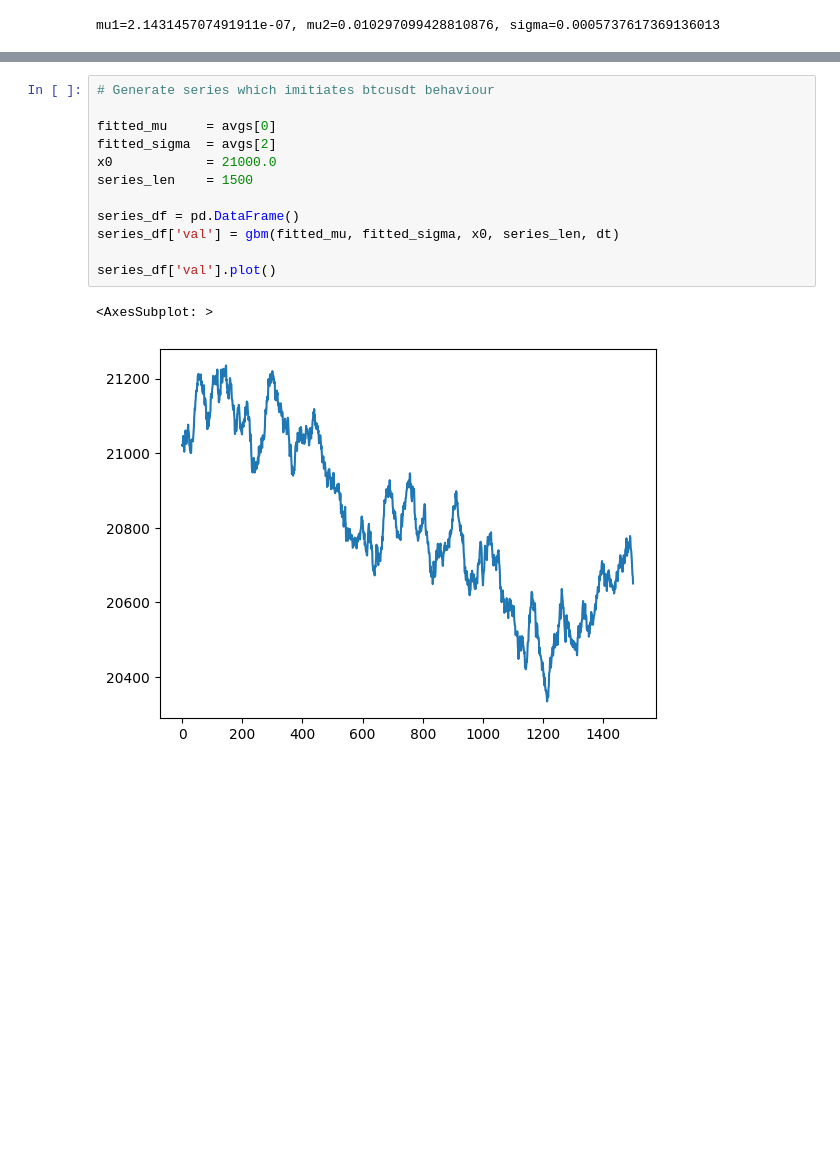
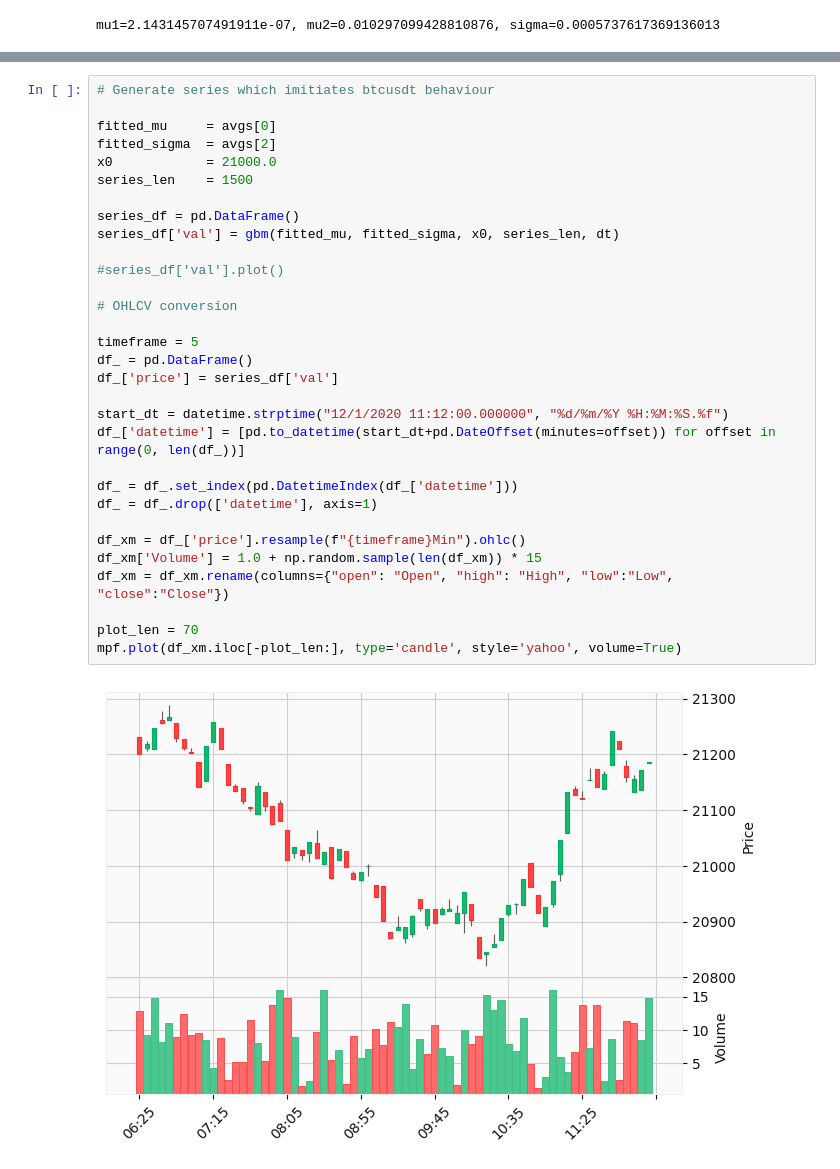
Before and after one commit to sharavsambuu/synthetic-equities, a Jupyter notebook: fit_gbm_exp.ipynb, the cells around one changed output, grey strips where cells are left out. Saved outputs shown, nothing was run; the diff lists cells and outputs as text; blank space fills up the shorter version.

Commit message:
BTCUSDT imitation OHLCV charts

```diff
--- a/fit_gbm_exp.ipynb
+++ b/fit_gbm_exp.ipynb
@@ -266,15 +206,33 @@ series_df['val'].plot()
-# %%
-# Generate series which imitiates btcusdt behaviour
-
-fitted_mu     = avgs[0]
-fitted_sigma  = avgs[2]
-x0            = 21000.0
-series_len    = 1500
-
-series_df = pd.DataFrame()
-series_df['val'] = gbm(fitted_mu, fitted_sigma, x0, series_len, dt)
-
-series_df['val'].plot()
-# %% [output]
-<AxesSubplot: >
-[figure, removed]
+# %%
+# Generate series which imitiates btcusdt behaviour
+
+fitted_mu     = avgs[0]
+fitted_sigma  = avgs[2]
+x0            = 21000.0
+series_len    = 1500
+
+series_df = pd.DataFrame()
+series_df['val'] = gbm(fitted_mu, fitted_sigma, x0, series_len, dt)
+
+#series_df['val'].plot()
+
+# OHLCV conversion
+
+timeframe = 5
+df_ = pd.DataFrame()
+df_['price'] = series_df['val']
+
+start_dt = datetime.strptime("12/1/2020 11:12:00.000000", "%d/%m/%Y %H:%M:%S.%f")
+df_['datetime'] = [pd.to_datetime(start_dt+pd.DateOffset(minutes=offset)) for offset in range(0, len(df_))]
+
+df_ = df_.set_index(pd.DatetimeIndex(df_['datetime']))
+df_ = df_.drop(['datetime'], axis=1)
+
+df_xm = df_['price'].resample(f"{timeframe}Min").ohlc()
+df_xm['Volume'] = 1.0 + np.random.sample(len(df_xm)) * 15
+df_xm = df_xm.rename(columns={"open": "Open", "high": "High", "low":"Low", "close":"Close"})
+
+plot_len = 70
+mpf.plot(df_xm.iloc[-plot_len:], type='candle', style='yahoo', volume=True)
+# %% [output]
+[figure, added]
```
Also changed, not shown: parts of 25 cells of this notebook, 1 other file.
